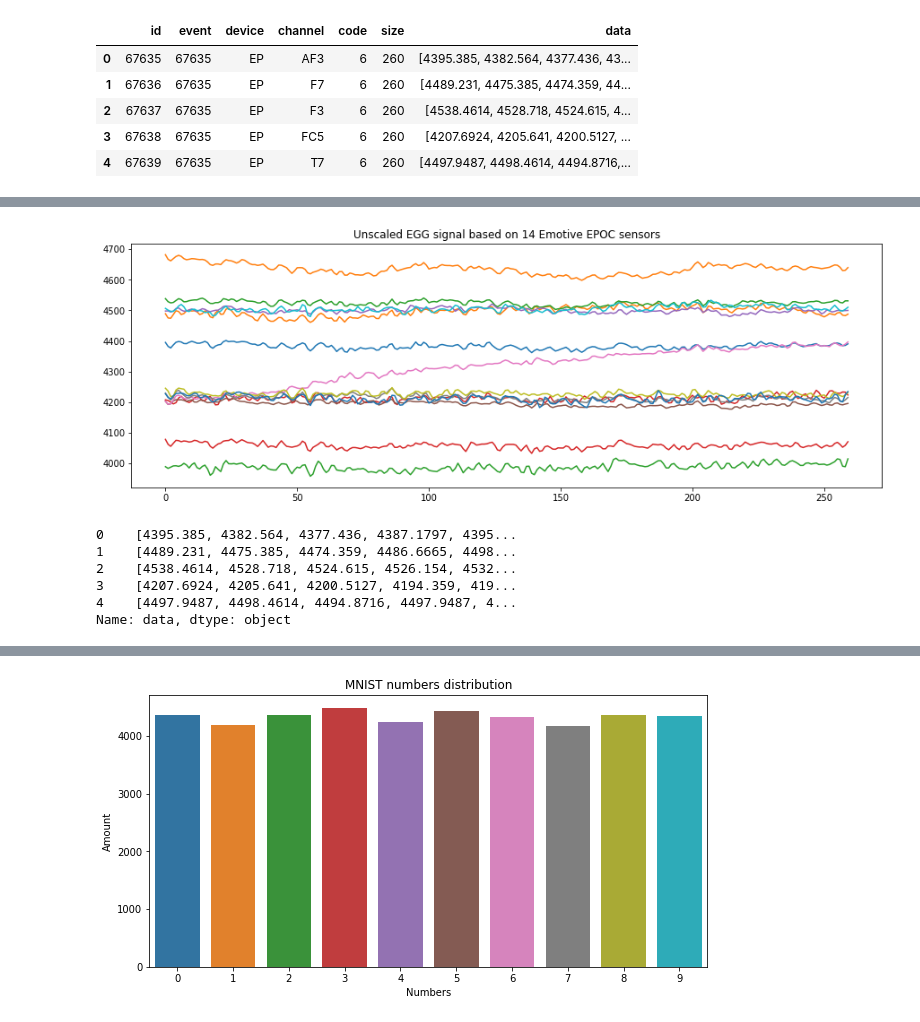
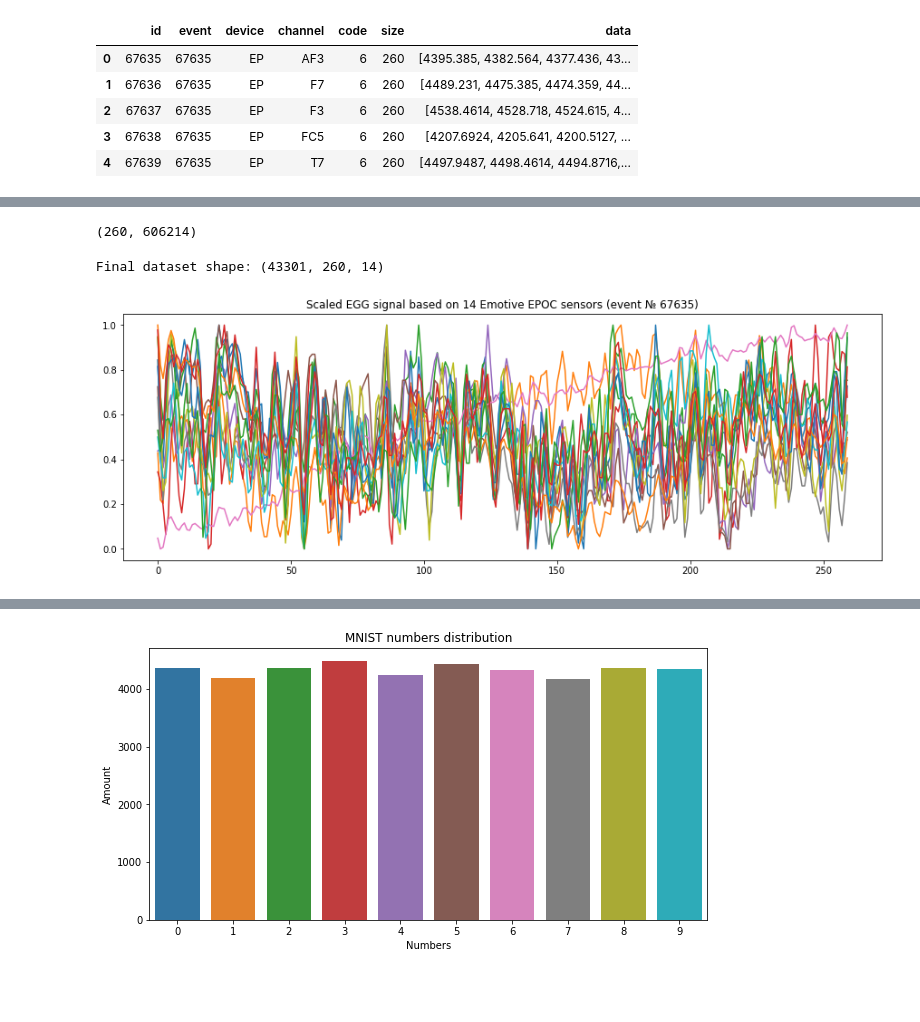
Before and after one commit to maxin0722/Brain2Image, a Jupyter notebook: sub_notebooks/EEG_classifier_brain_MNIST.ipynb, the cells around one changed output, grey strips where cells are left out. Cells and saved outputs as stored; diff of their text form; code cells hidden in the pictures; blank space fills up the shorter version.

Commit message:
Created using Colaboratory. Fix shape bug. First training try

```diff
--- a/sub_notebooks/EEG_classifier_brain_MNIST.ipynb
+++ b/sub_notebooks/EEG_classifier_brain_MNIST.ipynb
@@ -231,20 +238,26 @@ print('Targets amount', len(targets))
+# %%
+# Stack sub-arrays and transpond matrix
+t_data = np.vstack(filtered_df['data'].values).T
+print(t_data.shape)
+# %% [output]
+(260, 606214)
+# %%
+# Scale data
+scaler = MinMaxScaler()
+scaled_data = scaler.fit_transform(t_data)
+# %%
+#split data to 43301 batches (14 columns in a batch)
+data = np.array(np.split(scaled_data, 43301, axis=1))
+# %%
+print('Final dataset shape:', data.shape)
+# %% [output]
+Final dataset shape: (43301, 260, 14)
 # %%
-# Пример первого сигнала (14 верхних строк датафрейма)
-data_sample = filtered_df[filtered_df['event'] == 67635]['data']
+data_sample = data[0, ...]
 fig = plt.figure(figsize=(15, 5))
-for row in data_sample:
-    plt.plot(row)
-plt.title('Unscaled EGG signal based on 14 Emotive EPOC sensors')
+for idx in range(data_sample.shape[1]):
+    plt.plot(data_sample[:, idx])
+plt.title('Scaled EGG signal based on 14 Emotive EPOC sensors (event № 67635)')
 plt.show()
 # %% [output]
-[figure, old version]
+[figure, new version]
-# %%
-# Важна первая строка: 4395.385, 4382.564, 4377.436, 4387.1797, ....
-filtered_df['data'].head()
-# %% [output]
-0    [4395.385, 4382.564, 4377.436, 4387.1797, 4395...
-1    [4489.231, 4475.385, 4474.359, 4486.6665, 4498...
-2    [4538.4614, 4528.718, 4524.615, 4526.154, 4532...
-3    [4207.6924, 4205.641, 4200.5127, 4194.359, 419...
-4    [4497.9487, 4498.4614, 4494.8716, 4497.9487, 4...
-Name: data, dtype: object
```
Also changed, not shown: parts of 18 cells of this notebook.
